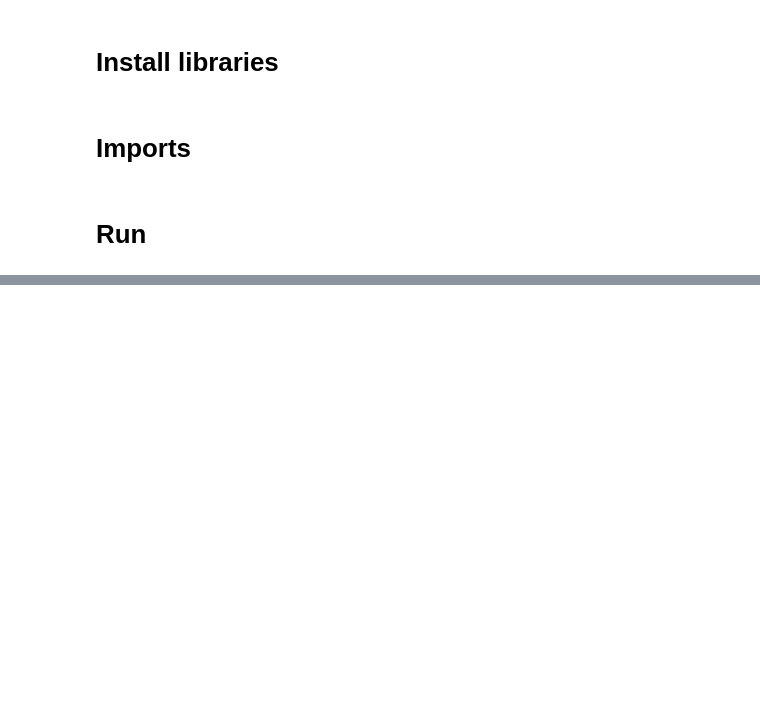
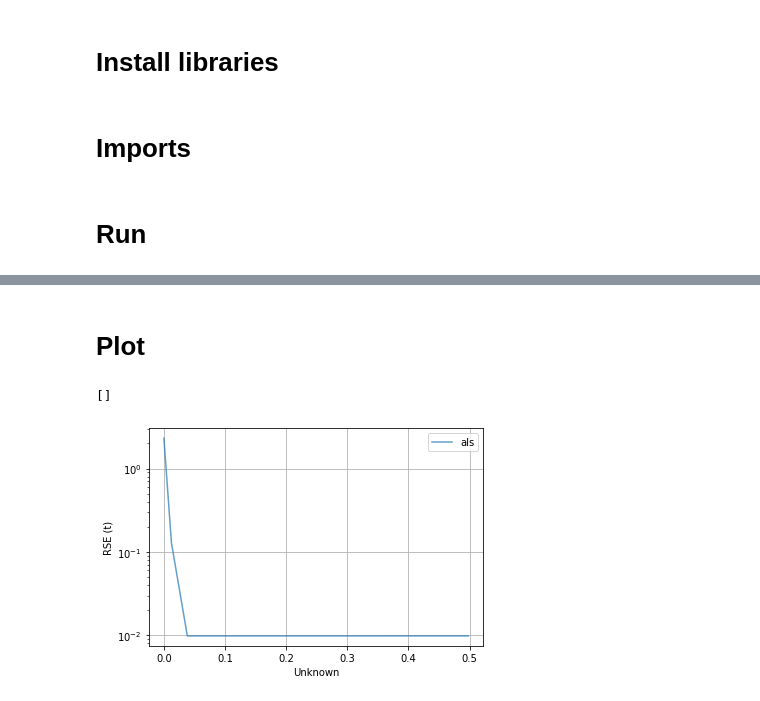
Before and after one commit to MerkulovDaniil/AALS-for-CP, a Jupyter notebook: run_experiment.ipynb, the cells around one changed output, grey strips where cells are left out. Cells and saved outputs as stored; diff of their text form; code cells hidden in the pictures; blank space fills up the shorter version.

```diff
--- a/run_experiment.ipynb
+++ b/run_experiment.ipynb
@@ -168,0 +187,2 @@ NameError: ignored
+# %% [markdown]
+# Plot
@@ -168,0 +202,49 @@ NameError: ignored
+# %%
+dim = 30
+rank = 10
+noise = 1e-2
+rho = noise/10
+seed = 0
+
+params={'dim' : dim,
+        'rank' : rank,
+        'noise' : noise,
+        'rho' : rho,
+        'seed' : seed}
+
+tag = ['finished_successfully']
+labels = ['owner', 'created', 'running_time']
+succ_experiments =  tag_picking(project, labels = labels, tag=tag)
+
+# channel_name = 'RSE (i)'
+channel_name = 'RSE (t)'
+beg = 0     # percentage
+end = 5    # percentage
+
+for exp in succ_experiments:
+    if not (params.items() <= exp.get_parameters().items()):
+        continue
+    df = exp.get_numeric_channels_values(channel_name)
+
+    x, y = df.to_numpy()[:,0], df.to_numpy()[:,1]
+    mask = (x >= beg*x[-1]/100)*( x <= end*x[-1]/100)
+    x, y = x[mask], y[mask]
+
+    label = exp.get_system_properties()['name']# +  ' ' + str(exp.get_parameters())
+    plt.semilogy(x, y, label=label, alpha=0.7)
+
+plt.grid()
+plt.legend()
+if '(i)' in channel_name:
+    plt.xlabel(r'Iterations')
+elif '(s)' in channel_name:
+    plt.xlabel(r'Time, s')
+else:
+    plt.xlabel('Unknown')
+plt.ylabel(channel_name)
+plt.plot()
+# plt.savefig(channel_name+str(seed), dpi=200, bbox_inches='tight')
+# plt.savefig('cp'.png', dpi=200, bbox_extra_artists=(leg, ax), bbox_inches='tight')
+# %% [output]
+[]
+[figure, added]
```
Also changed, not shown: parts of 6 cells of this notebook.
